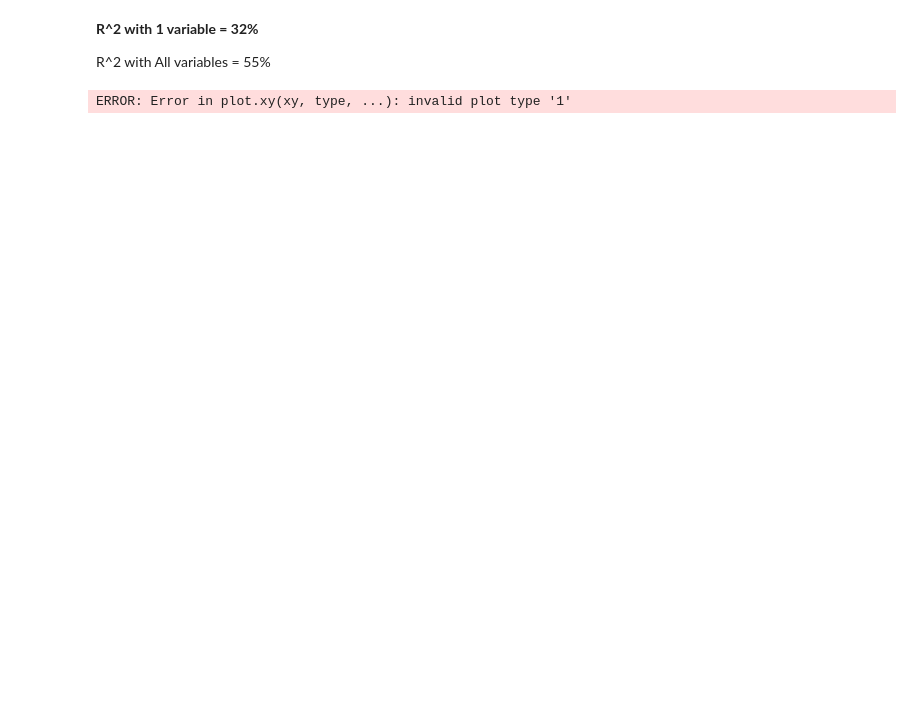
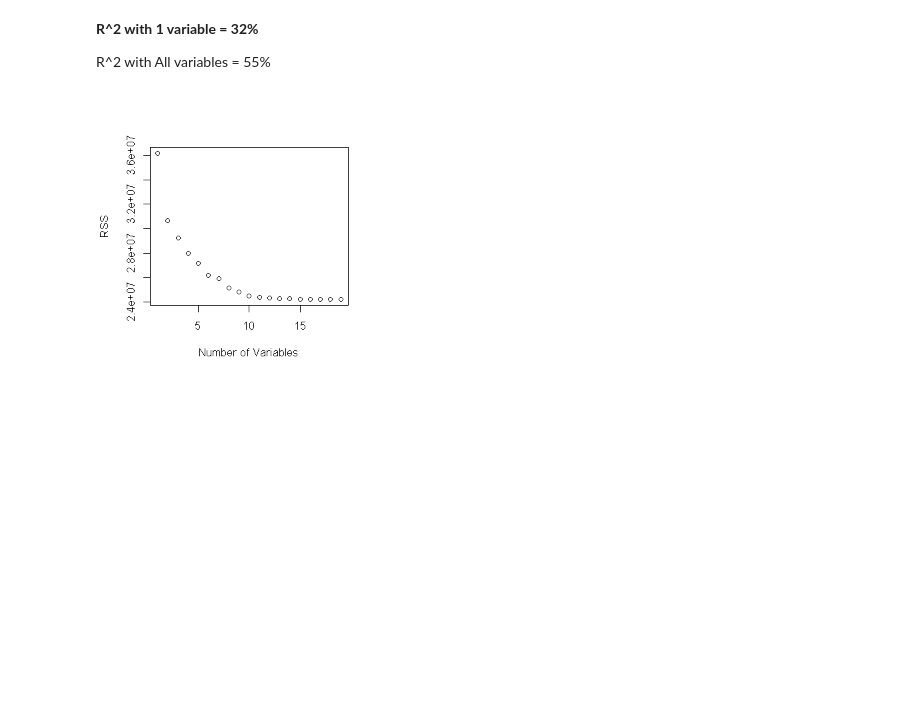
Before and after one commit to YMandCL/Learning-R, a Jupyter notebook: Subset Selection Methods.ipynb, the cells around one changed output. Cells and saved outputs as stored; diff of their text form; code cells hidden in the pictures.

```diff
--- a/Subset Selection Methods.ipynb
+++ b/Subset Selection Methods.ipynb
@@ -99,8 +99,8 @@ R^2 with All variables = 55%<b>
 # %%
 #Plot RSS, adjusted R^2, Cp, and BIC for all models at once
 #Type=1 connects the plotted points with lines
+#Type isn't working for this graph. Maybe RSS?
 par(mfrow=c(2,2))
-plot(reg.summary$rss,xlab="Number of Variables",ylab="RSS",type="1")
+plot(reg.summary$rss,xlab="Number of Variables",ylab="RSS")
 # %% [output]
-ERROR: Error in plot.xy(xy, type, ...): invalid plot type '1'
-[figure, old version]
+[figure, new version]
```
Also changed, not shown: parts of 26 cells of this notebook.
